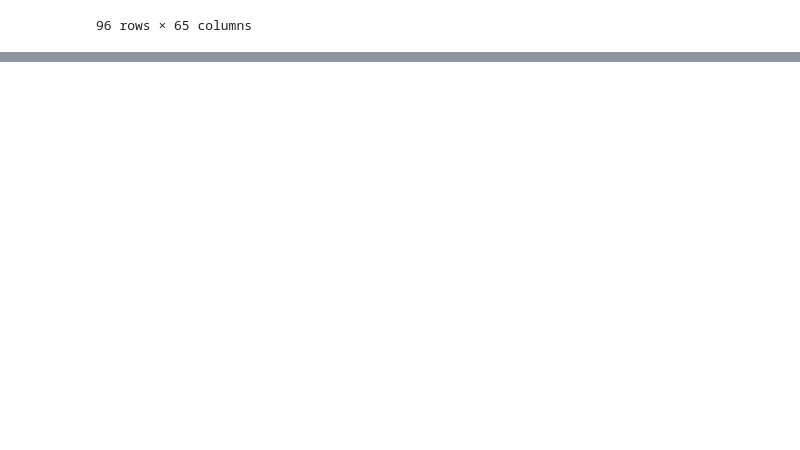
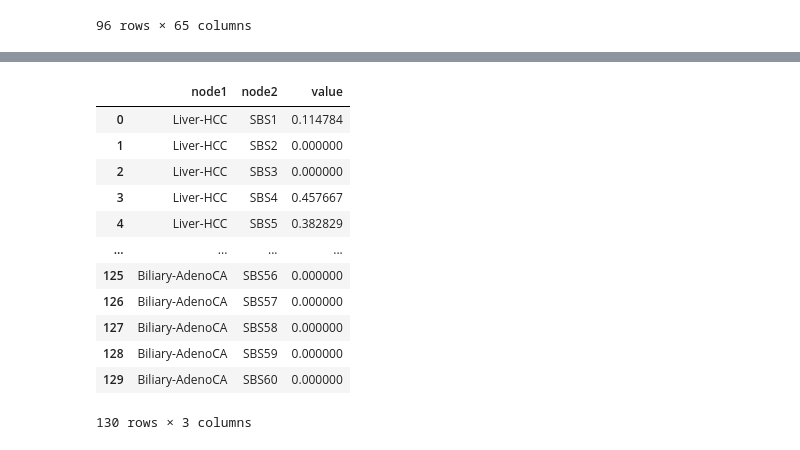
Before and after one commit to HillLab/SomaticSiMu, a Jupyter notebook: Statistical Analyses.ipynb, the cells around one changed output, grey strips where cells are left out. Saved outputs shown, nothing was run; the diff lists cells and outputs as text; code cells hidden in the pictures; blank space fills up the shorter version.

```diff
--- a/Statistical Analyses.ipynb
+++ b/Statistical Analyses.ipynb
@@ -648,0 +711,33 @@ dtype: float64
+# %%
+sim_mut_spectra2 = mut_type("Biliary-AdenoCA", simulation_type="End", gen_start=0, gen_end=499, mtype="sbs", seq_len=50818467)
+ref_mut_spectra2 = mut_prob(cancer_type="Biliary-AdenoCA", prop_data=sbs_prop_data, num_data=sbs_num_data, freq_folder_path=sbs_freq_folder_path, mut_type="SBS", std_outlier=3).iloc[:, 2:]
+# %%
+cosine_sim_962 = pd.DataFrame(index=range(500), columns=list(ref_mut_spectra2.columns))
+for i in range(500):
+    for j in cosine_sim_962.columns:
+        cosine_sim_962.loc[i,j] = np.min(cosine_similarity([list(ref_mut_spectra2.loc[:, j]), list(sim_mut_spectra2.iloc[:, 2:].iloc[:,i])]))
+
+network_df2 = pd.DataFrame(index=range(len(cosine_sim_962.columns)), columns = ["node1", "node2", "value"])
+
+network_df2['node1'] = "Biliary-AdenoCA"
+network_df2['node2'] = cosine_sim_962.columns
+network_df2['value'] = list(cosine_sim_962.mean(axis=0))
+# %%
+combined_df = network_df.append(network_df2)
+combined_df.reset_index(inplace=True, drop=True)
+# %%
+combined_df
+# %% [output]
+|  | node1 | node2 | value |
+| 0 | Liver-HCC | SBS1 | 0.114784 |
+| 1 | Liver-HCC | SBS2 | 0.000000 |
+| 2 | Liver-HCC | SBS3 | 0.000000 |
+| 3 | Liver-HCC | SBS4 | 0.457667 |
+| 4 | Liver-HCC | SBS5 | 0.382829 |
+| ... | ... | ... | ... |
+| 125 | Biliary-AdenoCA | SBS56 | 0.000000 |
+| 126 | Biliary-AdenoCA | SBS57 | 0.000000 |
+| 127 | Biliary-AdenoCA | SBS58 | 0.000000 |
+| 128 | Biliary-AdenoCA | SBS59 | 0.000000 |
+| 129 | Biliary-AdenoCA | SBS60 | 0.000000 |
+130 rows × 3 columns
```
Also changed, not shown: parts of 14 cells of this notebook.
